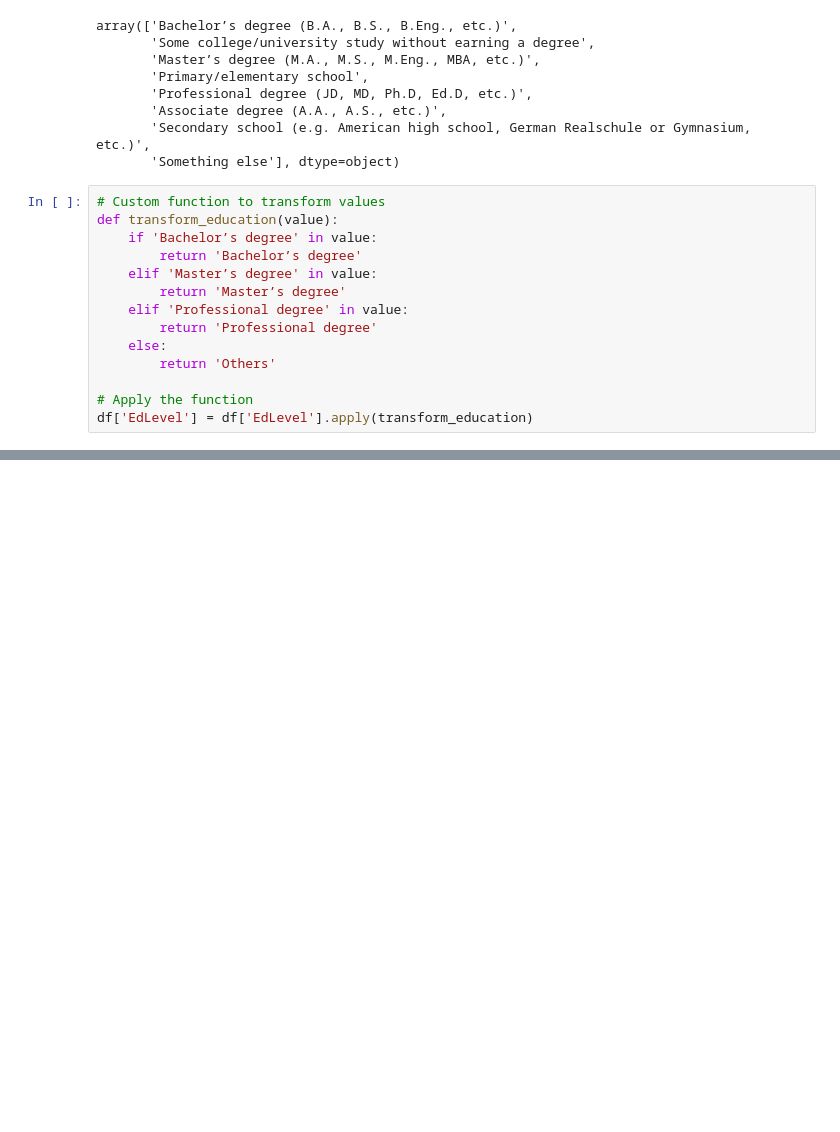
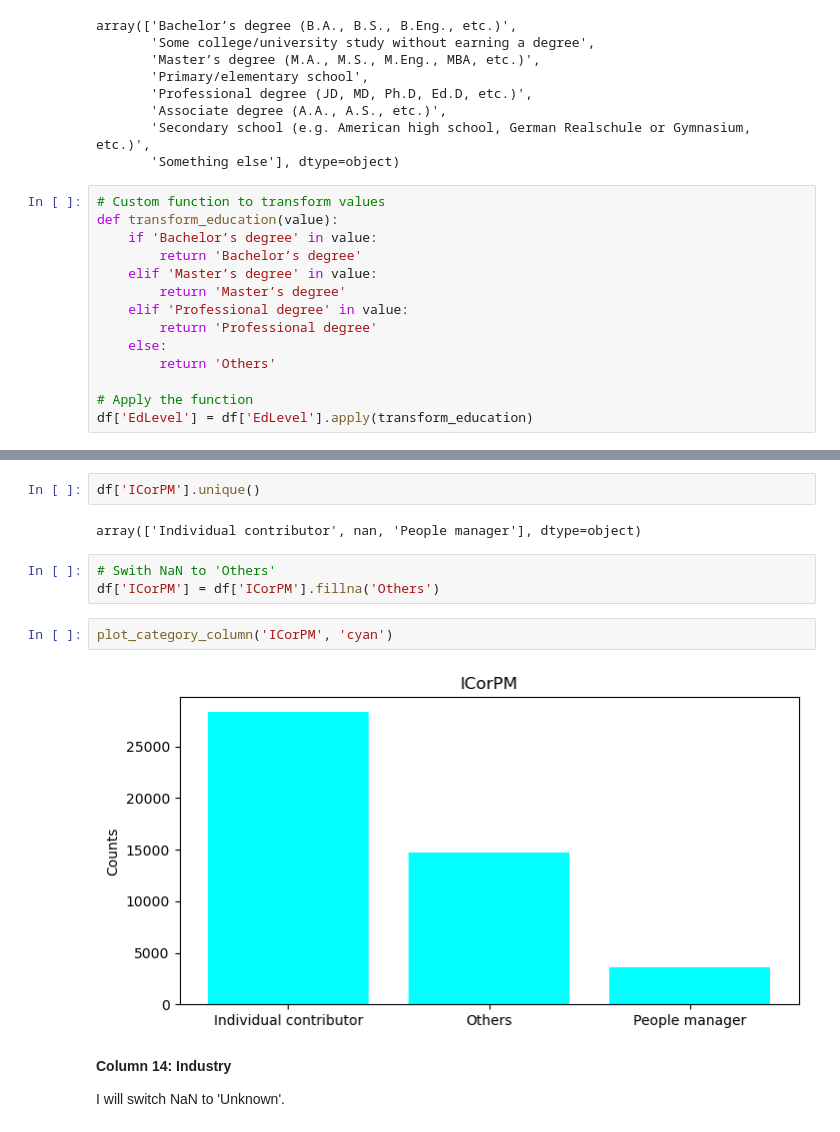
Before and after one commit to choiyounyeong/stack-overflow-developer-survey, a Jupyter notebook: FinalProject.ipynb, the cells around one changed output, grey strips where cells are left out. Cells and saved outputs as stored; diff of their text form; blank space fills up the shorter version.

```diff
--- a/FinalProject.ipynb
+++ b/FinalProject.ipynb
@@ -287,0 +608,15 @@ Name: YearsCodePro, Length: 42666, dtype: int64
+# %%
+df['ICorPM'].unique()
+# %% [output]
+array(['Individual contributor', nan, 'People manager'], dtype=object)
+# %%
+# Swith NaN to 'Others'
+df['ICorPM'] = df['ICorPM'].fillna('Others')
+# %%
+plot_category_column('ICorPM', 'cyan')
+# %% [output]
+[figure, added]
+# %% [markdown]
+**Column 14: Industry**
+
+I will switch NaN to 'Unknown'.
```
Also changed, not shown: parts of 120 cells of this notebook.
